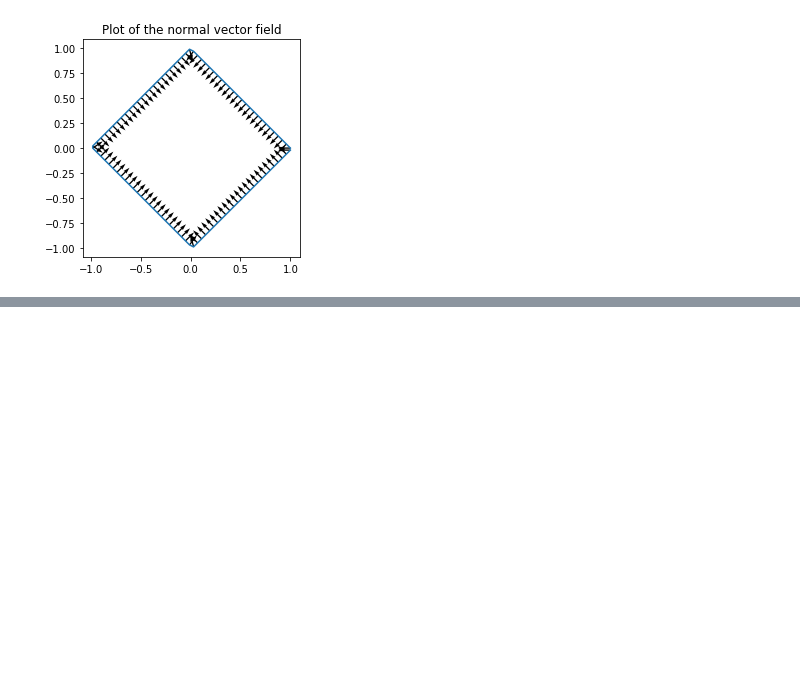
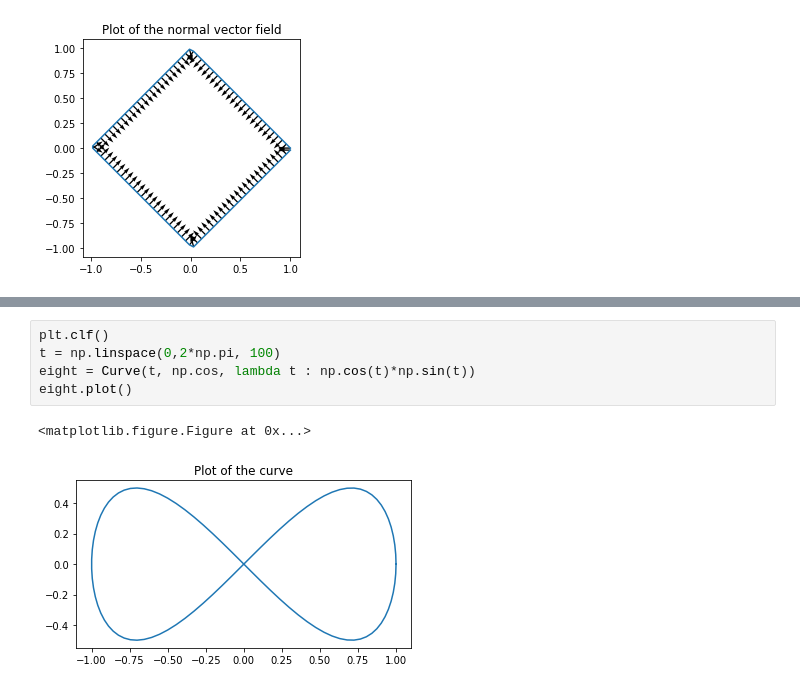
Before and after one commit to bwdGitHub/CurveShorteningFlow, a Jupyter notebook: Curve Shortening Flow.ipynb, the cells around one changed output, grey strips where cells are left out. Saved outputs shown, nothing was run; the diff lists cells and outputs as text; blank space fills up the shorter version.

Commit message:
Added a figure eight evolution

```diff
--- a/Curve Shortening Flow.ipynb
+++ b/Curve Shortening Flow.ipynb
@@ -361,3 +374,11 @@ anim = square.animate_evolution(iterations, step_size, smoothing, window_size)
 HTML(anim.to_html5_video())
 # %% [output]
 [interactive output not drawn]
+# %%
+plt.clf()
+t = np.linspace(0,2*np.pi, 100)
+eight = Curve(t, np.cos, lambda t : np.cos(t)*np.sin(t))
+eight.plot()
+# %% [output]
+<matplotlib.figure.Figure at 0x...>
+[figure, added]
```
Also changed, not shown: parts of 5 cells of this notebook.
